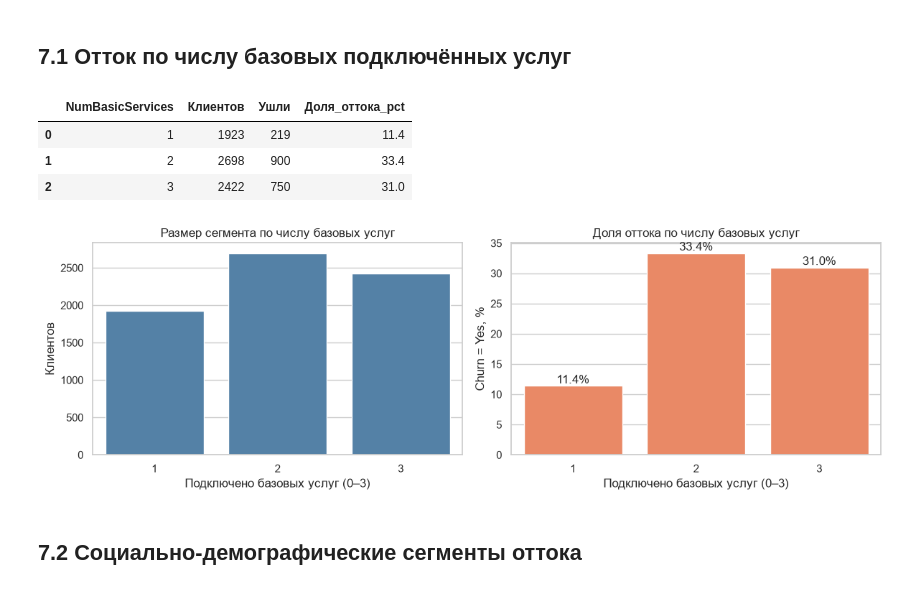
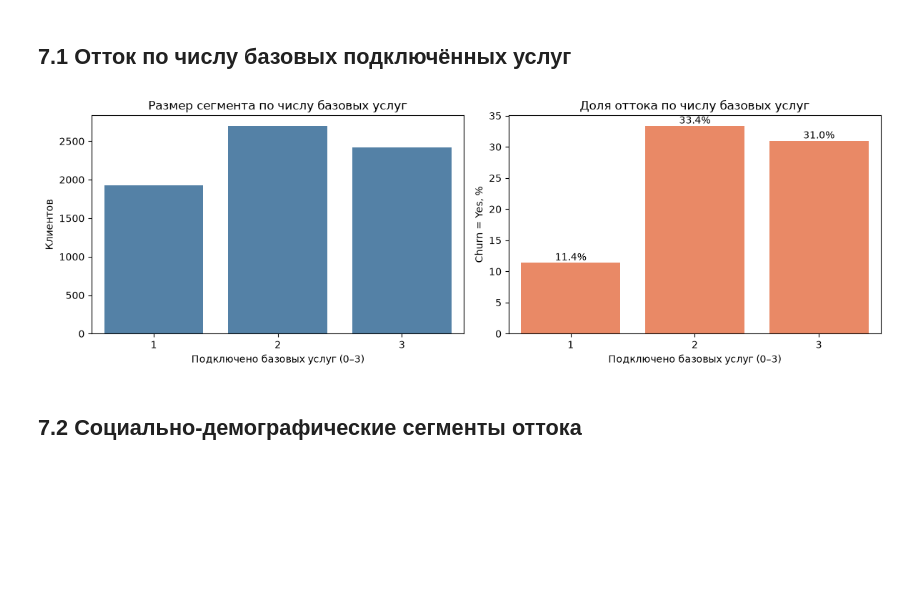
Before and after one commit to EntroKita/case_customer_churn, a Jupyter notebook: pipeline_customer_churn.ipynb, the cells around one changed output. Saved outputs shown, nothing was run; the diff lists cells and outputs as text; code cells hidden in the pictures; blank space fills up the shorter version.

```diff
--- a/pipeline_customer_churn.ipynb
+++ b/pipeline_customer_churn.ipynb
@@ -632,55 +532,37 @@ plt.show()
 df_eda["HasInternet"] = df_eda["InternetService"].isin(
     ["DSL", "Fiber optic"]
 ).astype(int)
 df_eda["HasPhone"] = df_eda["PhoneService"].eq("Yes").astype(int)
 df_eda["HasTV"] = df_eda["StreamingTV"].eq("Yes").astype(int)
 
 base_service_flags = ["HasInternet", "HasPhone", "HasTV"]
 df_eda["NumBasicServices"] = df_eda[base_service_flags].sum(axis=1)
 basic_service_summary = (
     df_eda.groupby('NumBasicServices', observed=False)
-    .agg(
-        Клиентов=('ChurnFlag', 'size'),
-        Ушли=('ChurnFlag', 'sum'),
-        Доля_оттока=('ChurnFlag', 'mean')
-    )
-    .reset_index()
-)
-
-basic_service_summary = (
-    df_eda.groupby('NumBasicServices', observed=False)
-    .agg(
-        Клиентов=('ChurnFlag', 'size'),
-        Ушли=('ChurnFlag', 'sum'),
-        Доля_оттока=('ChurnFlag', 'mean')
-    )
+    .agg(Клиентов=('ChurnFlag', 'size'),
+         Ушли=('ChurnFlag', 'sum'),
+         Доля_оттока=('ChurnFlag', 'mean'))
     .reset_index()
 )
 basic_service_summary['Доля_оттока_pct'] = basic_service_summary['Доля_оттока'] * 100
-display(basic_service_summary.drop(columns='Доля_оттока').round(1))
 
 fig, axes = plt.subplots(1, 2, figsize=(12, 4))
 sns.barplot(data=basic_service_summary, x='NumBasicServices', y='Клиентов',
             ax=axes[0], color='steelblue')
 axes[0].set(title='Размер сегмента по числу базовых услуг',
             xlabel='Подключено базовых услуг (0–3)', ylabel='Клиентов')
-
 sns.barplot(data=basic_service_summary, x='NumBasicServices', y='Доля_оттока_pct',
             ax=axes[1], color='coral')
 axes[1].set(title='Доля оттока по числу базовых услуг',
             xlabel='Подключено базовых услуг (0–3)', ylabel='Churn = Yes, %')
 for bar in axes[1].patches:
     axes[1].annotate(f'{bar.get_height():.1f}%',
                      (bar.get_x() + bar.get_width()/2, bar.get_height()),
                      ha='center', va='bottom')
 plt.tight_layout()
 plt.show()
 # %% [output]
-|  | NumBasicServices | Клиентов | Ушли | Доля_оттока_pct |
-| 0 | 1 | 1923 | 219 | 11.4 |
-| 1 | 2 | 2698 | 900 | 33.4 |
-| 2 | 3 | 2422 | 750 | 31.0 |
-[figure, old version]
+[figure, new version]
 # %% [markdown]
 ## 7.2 Социально-демографические сегменты оттока
 # %%
```
Also changed, not shown: parts of 19 cells of this notebook.
